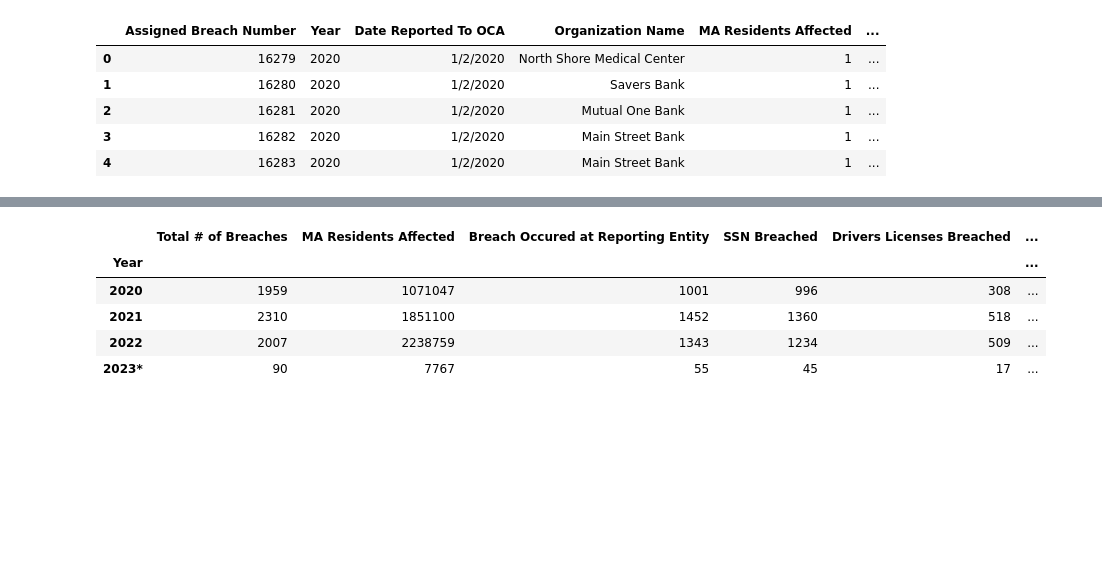
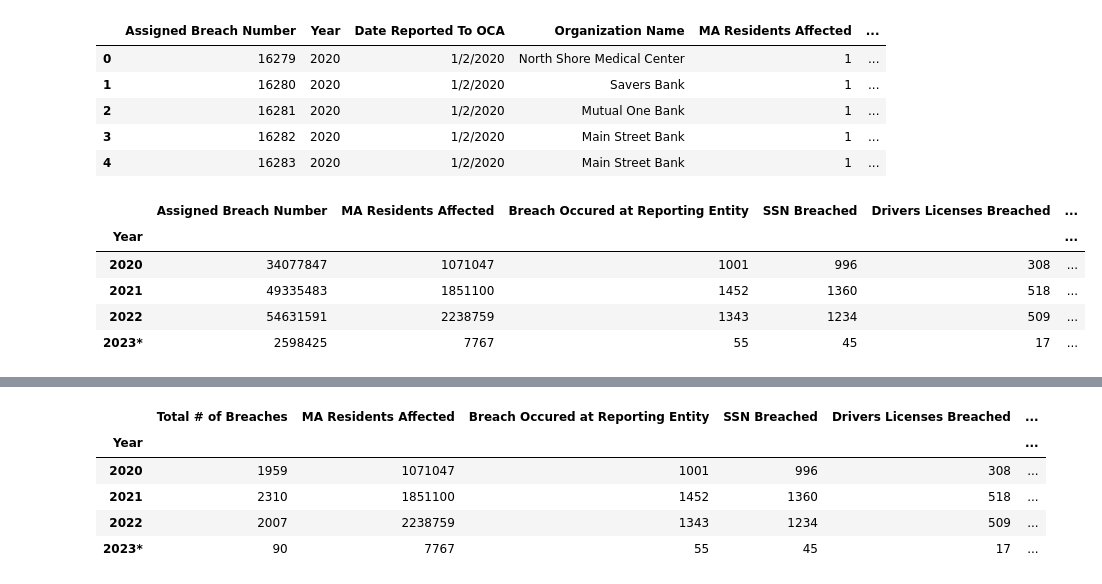
Before and after one commit to SofieDunt/ma-data-breaches, a Jupyter notebook: analyze-breaches.ipynb, the cells around one changed output, grey strips where cells are left out. Cells and saved outputs as stored; diff of their text form; code cells hidden in the pictures; blank space fills up the shorter version.

Commit message:
Analyze by year

```diff
--- a/analyze-breaches.ipynb
+++ b/analyze-breaches.ipynb
@@ -13,6 +13,16 @@ df_breaches.head()
 | 2 | 16281 | 2020 | 1/2/2020 | Mutual One Bank | 1 | ... |
 | 3 | 16282 | 2020 | 1/2/2020 | Main Street Bank | 1 | ... |
 | 4 | 16283 | 2020 | 1/2/2020 | Main Street Bank | 1 | ... |
+# %%
+# show data by year
+df_breaches.groupby("Year").sum()
+# %% [output]
+|  | Assigned Breach Number | MA Residents Affected | Breach Occured at Reporting Entity | SSN Breached | Drivers Licenses Breached | ... |
+| Year |  |  |  |  |  | ... |
+| 2020 | 34077847 | 1071047 | 1001 | 996 | 308 | ... |
+| 2021 | 49335483 | 1851100 | 1452 | 1360 | 518 | ... |
+| 2022 | 54631591 | 2238759 | 1343 | 1234 | 509 | ... |
+| 2023* | 2598425 | 7767 | 55 | 45 | 17 | ... |
 # %%
 # get data to display in summary
 total_summary = df_breaches.copy().drop([
```
Also changed, not shown: parts of 8 cells of this notebook.
